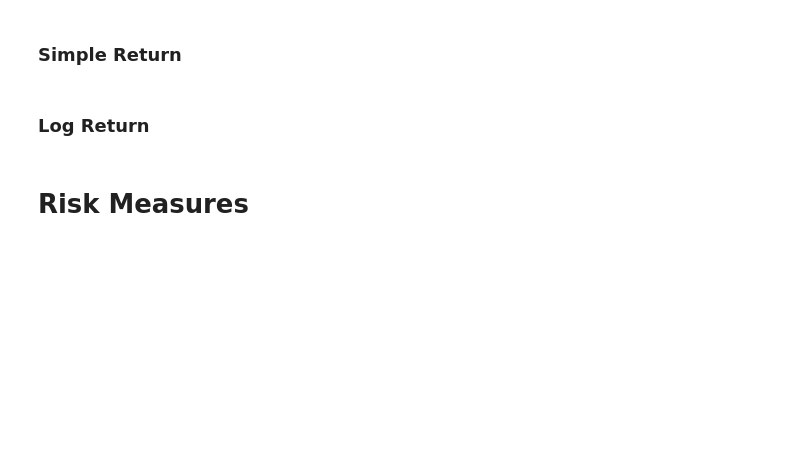
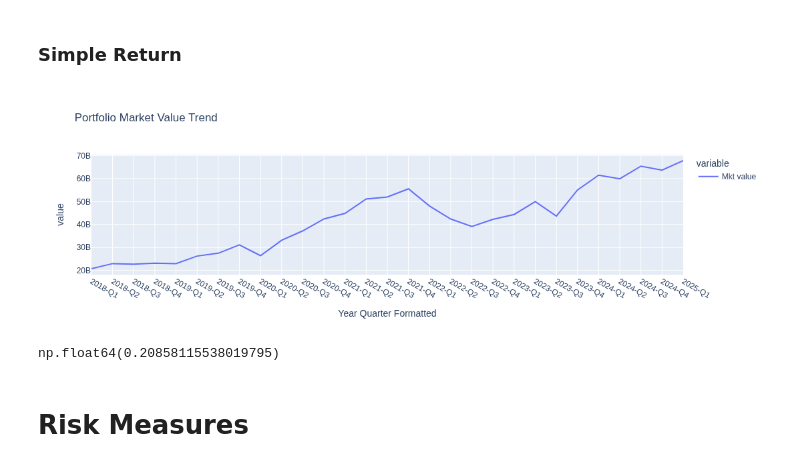
Before and after one commit to Tim-Chen-Xuetao/finance, a Jupyter notebook: notebook/tci_portfolio_analysis.ipynb, the cells around one changed output. Drawn from its saved outputs; the diff is of its cells as text; code cells hidden in the pictures; blank space fills up the shorter version.

```diff
--- a/notebook/tci_portfolio_analysis.ipynb
+++ b/notebook/tci_portfolio_analysis.ipynb
@@ -187,5 +192,8 @@ create_stacked_bar_chart(portfolio_df, '% of NAV')
 # Return Measures
 # %% [markdown]
 ### Simple Return
-# %% [markdown]
-### Log Return
+# %%
+portfolio_value_df = portfolio_df.groupby('Year Quarter Formatted')['Mkt value'].sum().to_frame()
+px.line(portfolio_value_df, title ='Portfolio Market Value Trend')
+# %% [output]
+[figure, added]
@@ -192,3 +203,8 @@ create_stacked_bar_chart(portfolio_df, '% of NAV')
+# %%
+annualized_portfolio_return = ((1+ portfolio_value_df['Portfolio Simple Returns'].mean()) ** 4) - 1
+annualized_portfolio_return
+# %% [output]
+np.float64(0.20858115538019795)
 # %% [markdown]
 # Risk Measures
 # %% [markdown]
```
Also changed, not shown: parts of 43 cells of this notebook.
